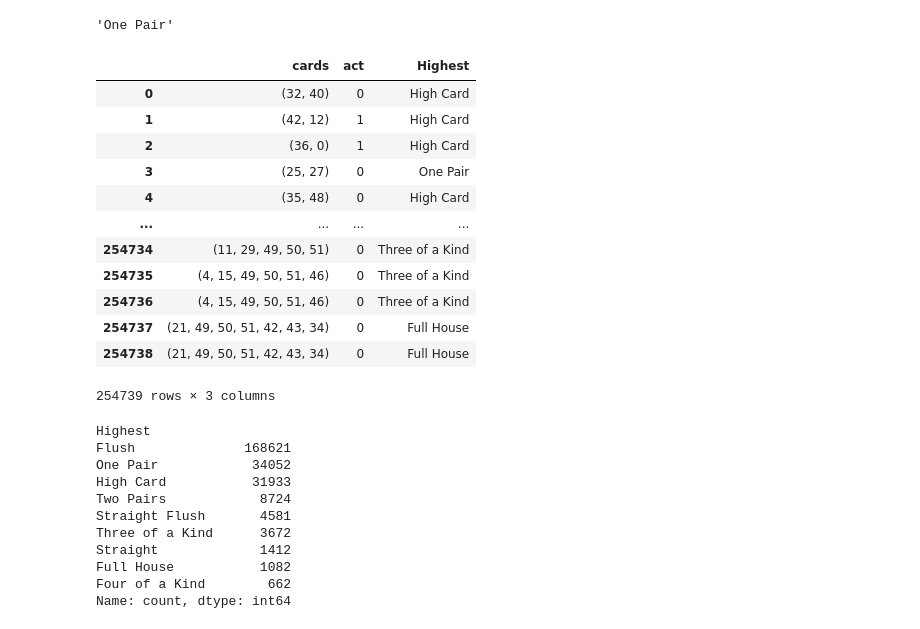
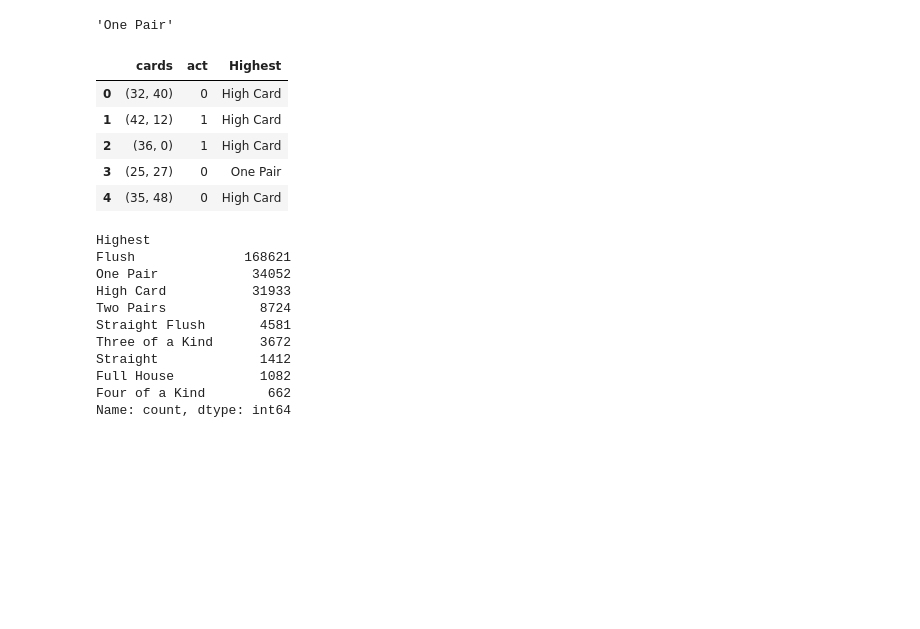
Before and after one commit to huajie-zhong/Fobo, a Jupyter notebook: poker train.ipynb, the cells around one changed output. Saved outputs shown, nothing was run; the diff lists cells and outputs as text; code cells hidden in the pictures; blank space fills up the shorter version.

```diff
--- a/poker train.ipynb
+++ b/poker train.ipynb
@@ -388,21 +347,14 @@ check_hand(['7d','7h'])
 # %%
 
 ndf['Highest'] = ndf['cards'].apply(lambda lst: [deck_reverse[i] for i in lst]).apply(check_hand)
-ndf
+ndf.head()
 # %% [output]
 |  | cards | act | Highest |
 | 0 | (32, 40) | 0 | High Card |
 | 1 | (42, 12) | 1 | High Card |
 | 2 | (36, 0) | 1 | High Card |
 | 3 | (25, 27) | 0 | One Pair |
 | 4 | (35, 48) | 0 | High Card |
-| ... | ... | ... | ... |
-| 254734 | (11, 29, 49, 50, 51) | 0 | Three of a Kind |
-| 254735 | (4, 15, 49, 50, 51, 46) | 0 | Three of a Kind |
-| 254736 | (4, 15, 49, 50, 51, 46) | 0 | Three of a Kind |
-| 254737 | (21, 49, 50, 51, 42, 43, 34) | 0 | Full House |
-| 254738 | (21, 49, 50, 51, 42, 43, 34) | 0 | Full House |
-254739 rows × 3 columns
 # %%
 ndf['Highest'].value_counts()
 # %% [output]
```
Also changed, not shown: parts of 14 cells of this notebook.
